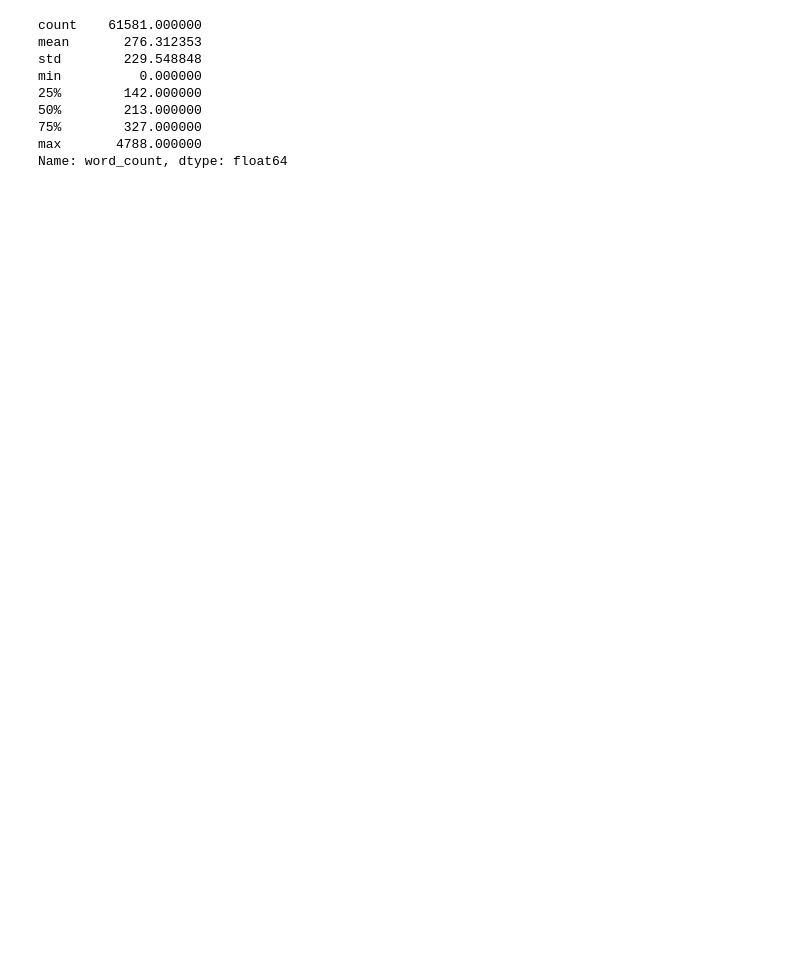
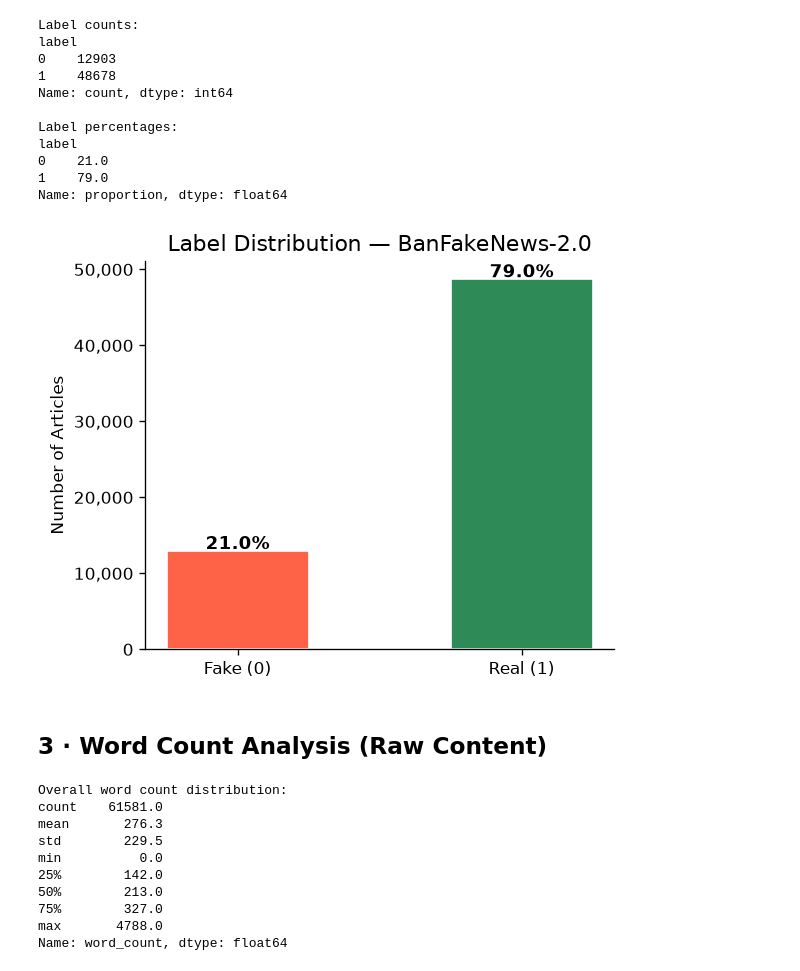
Before and after one commit to Khalidi-Siam/Bangla-Fake-News-Detection, a Jupyter notebook: notebooks/EDA.ipynb, the cells around one changed output. Drawn from its saved outputs; the diff is of its cells as text; code cells hidden in the pictures; blank space fills up the shorter version.

```diff
--- a/notebooks/EDA.ipynb
+++ b/notebooks/EDA.ipynb
@@ -28,0 +33,13 @@ Name: count, dtype: int64
+# %%
+from datasets import load_dataset
+
+HF_DATASET = "hrshihab/BanFakeNews-2.0"
+
+df = load_dataset(HF_DATASET)["train"].to_pandas()
+
+# Lowercase all column names
+df.columns = df.columns.str.lower()
+
+print(f'Rows    : {len(df):,}')
+print(f'Columns : {list(df.columns)}')
+df[['headline', 'content', 'label']].head()
@@ -29,13 +75,54 @@ Name: count, dtype: int64
+# %%
+counts = df['label'].value_counts().sort_index()
+pcts   = df['label'].value_counts(normalize=True).sort_index().mul(100).round(1)
+
+print(f'Label counts:\n{counts}')
+print(f'\nLabel percentages:\n{pcts}')
+
+fig, ax = plt.subplots(figsize=(5, 4))
+bars = ax.bar(
+    ['Fake (0)', 'Real (1)'],
+    [counts.get(0, 0), counts.get(1, 0)],
+    color=['tomato', 'seagreen'],
+    edgecolor='white', width=0.5
+)
+for bar, pct in zip(bars, [pcts.get(0, 0), pcts.get(1, 0)]):
+    ax.text(bar.get_x() + bar.get_width() / 2, bar.get_height() + 300,
+            f'{pct}%', ha='center', fontsize=11, fontweight='bold')
+ax.set_title('Label Distribution — BanFakeNews-2.0', fontsize=13)
+ax.set_ylabel('Number of Articles')
+ax.yaxis.set_major_formatter(mticker.FuncFormatter(lambda x, _: f'{int(x):,}'))
+plt.tight_layout()
+plt.show()
+# %% [output]
+Label counts:
+label
+0    12903
+1    48678
+Name: count, dtype: int64
+
+Label percentages:
+label
+0    21.0
+1    79.0
+Name: proportion, dtype: float64
+[figure, added]
+# %% [markdown]
+## 3 · Word Count Analysis (Raw Content)
 # %%
-df['word_count'] = df['Content'].apply(lambda x: len(x.split()))
-df['word_count'].describe()
+df['content'] = df['content'].fillna('').astype(str)
+df['word_count'] = df['content'].apply(lambda x: len(x.split()))
+
+print('Overall word count distribution:')
+print(df['word_count'].describe().round(1))
 # %% [output]
-count    61581.000000
-mean       276.312353
-std        229.548848
-min          0.000000
-25%        142.000000
-50%        213.000000
-75%        327.000000
-max       4788.000000
+Overall word count distribution:
+count    61581.0
+mean       276.3
+std        229.5
+min          0.0
+25%        142.0
+50%        213.0
+75%        327.0
+max       4788.0
 Name: word_count, dtype: float64
```
Also changed, not shown: parts of 27 cells of this notebook, 8 other files.
